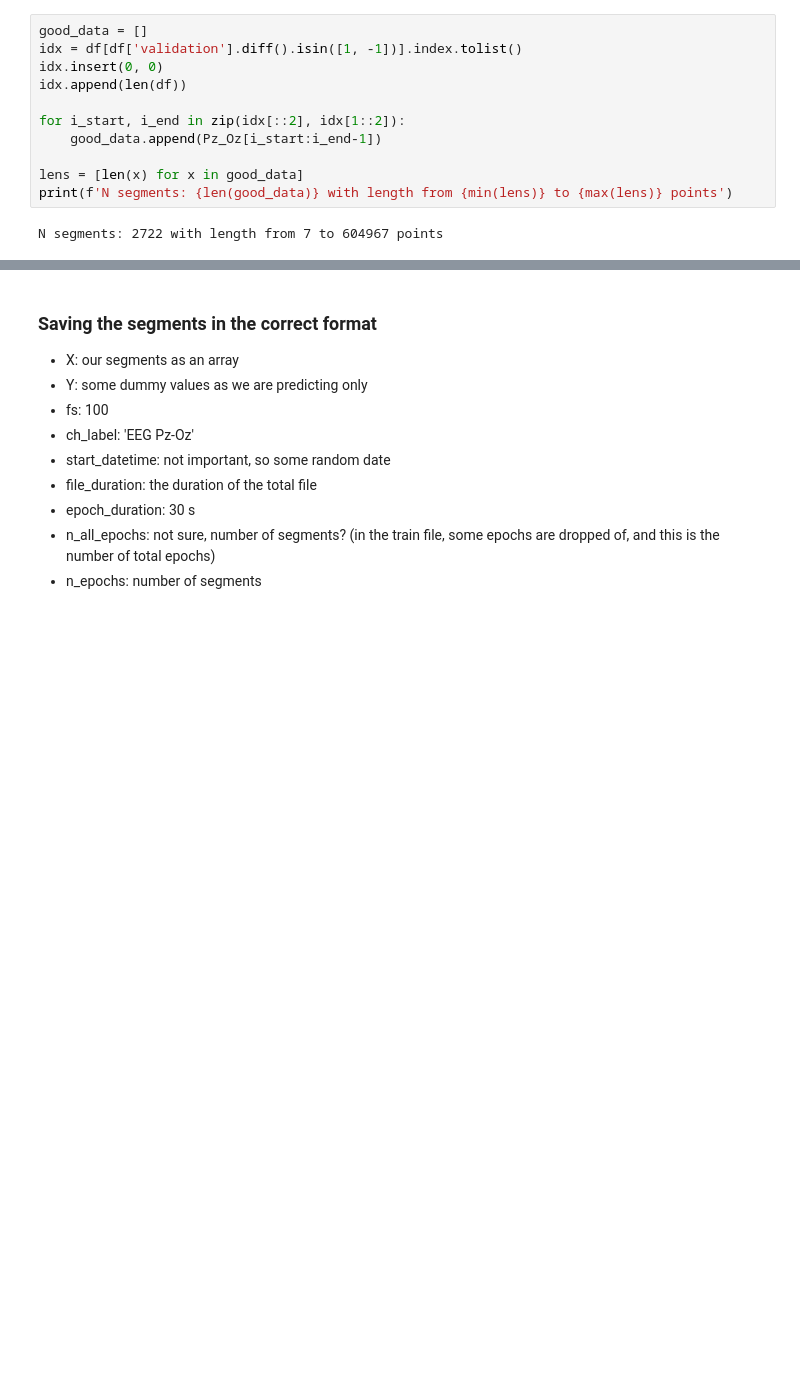
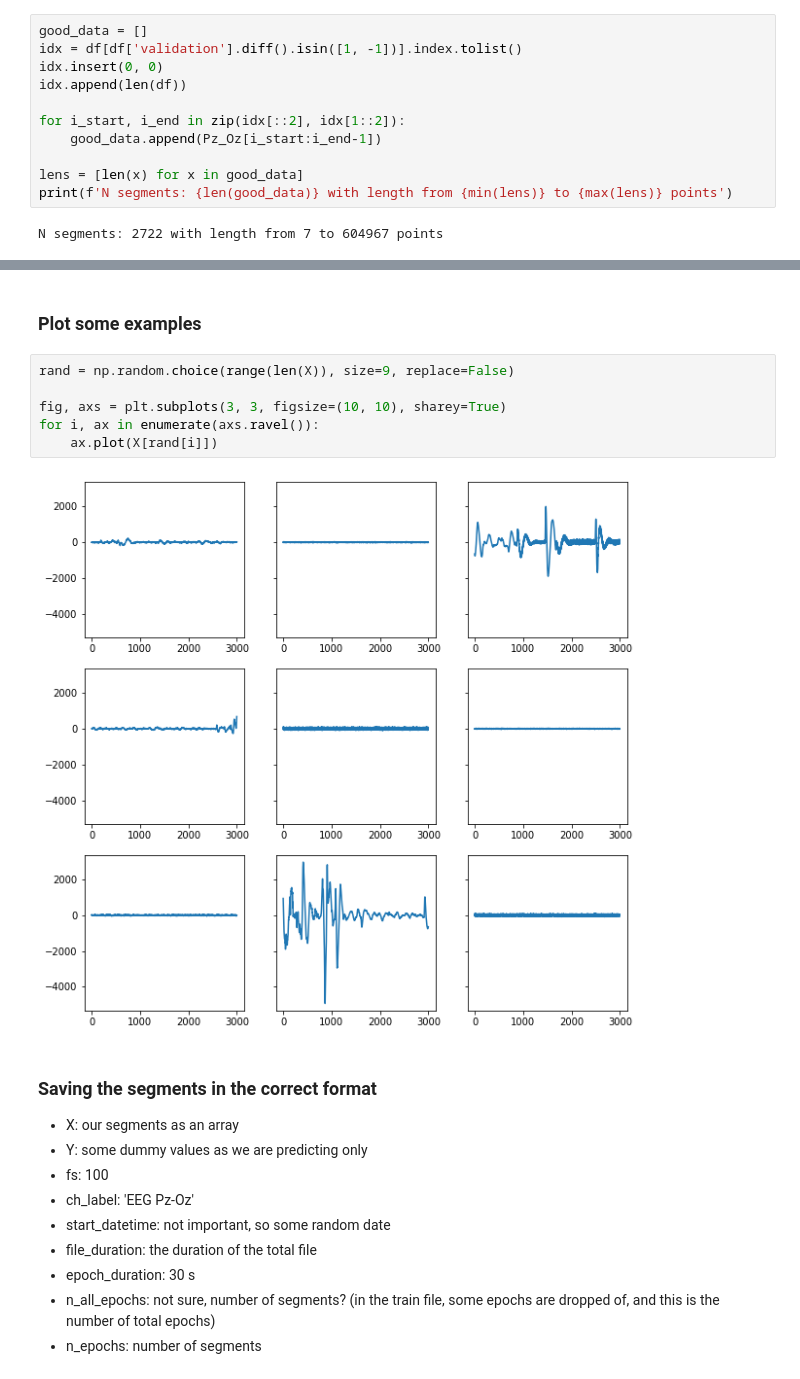
Before and after one commit to hollanderski/DREAMS-EEG, a Jupyter notebook: Unicorn_data_processing_for_rem_stage_detection.ipynb, the cells around one changed output, grey strips where cells are left out. Saved outputs shown, nothing was run; the diff lists cells and outputs as text; blank space fills up the shorter version.

```diff
--- a/Unicorn_data_processing_for_rem_stage_detection.ipynb
+++ b/Unicorn_data_processing_for_rem_stage_detection.ipynb
@@ -115,4 +104,14 @@ Resampled segments are with length from 3 to 241987 points
 Got 317 segments with length of 3000 points each
+# %% [markdown]
+### Plot some examples
+# %%
+rand = np.random.choice(range(len(X)), size=9, replace=False)
+
+fig, axs = plt.subplots(3, 3, figsize=(10, 10), sharey=True)
+for i, ax in enumerate(axs.ravel()):
+    ax.plot(X[rand[i]])
+# %% [output]
+[figure, added]
 # %% [markdown]
 ### Saving the segments in the correct format
 * X: our segments as an array
```
Also changed, not shown: parts of 18 cells of this notebook.
